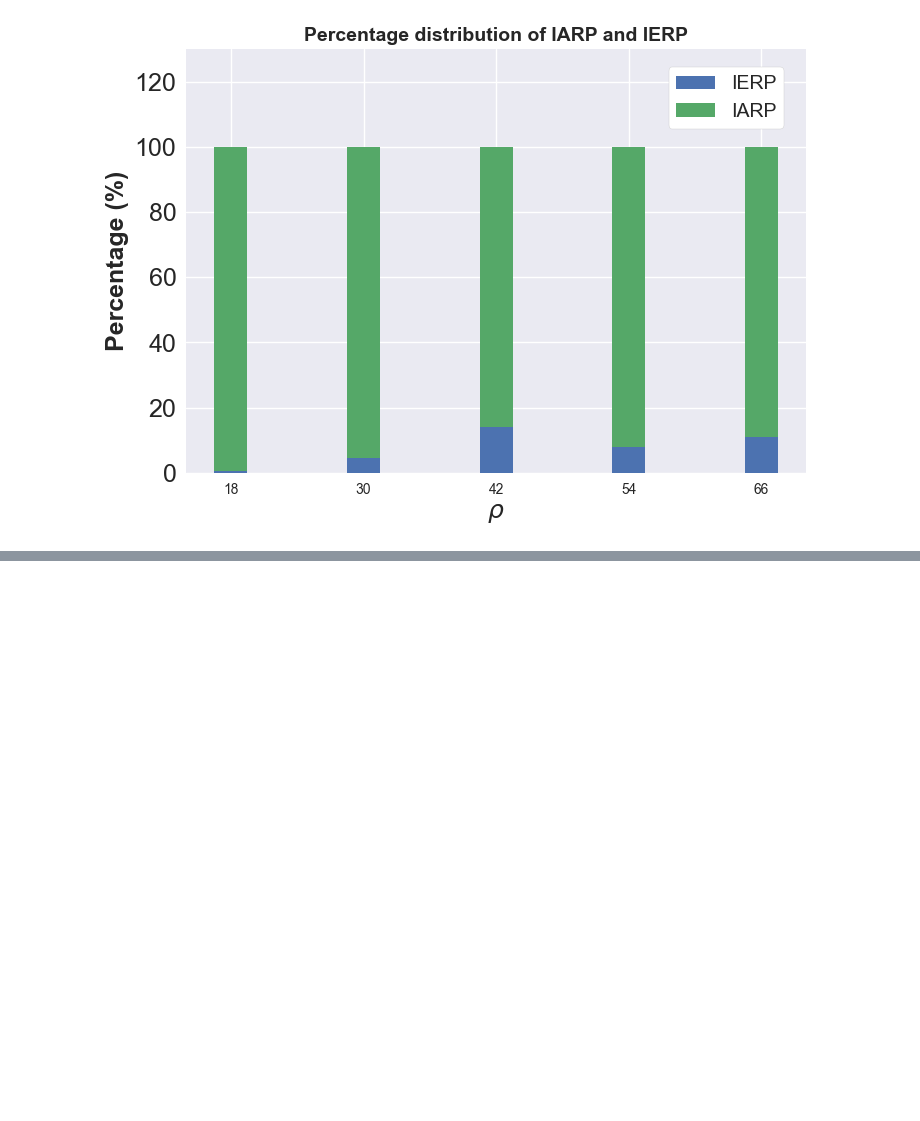
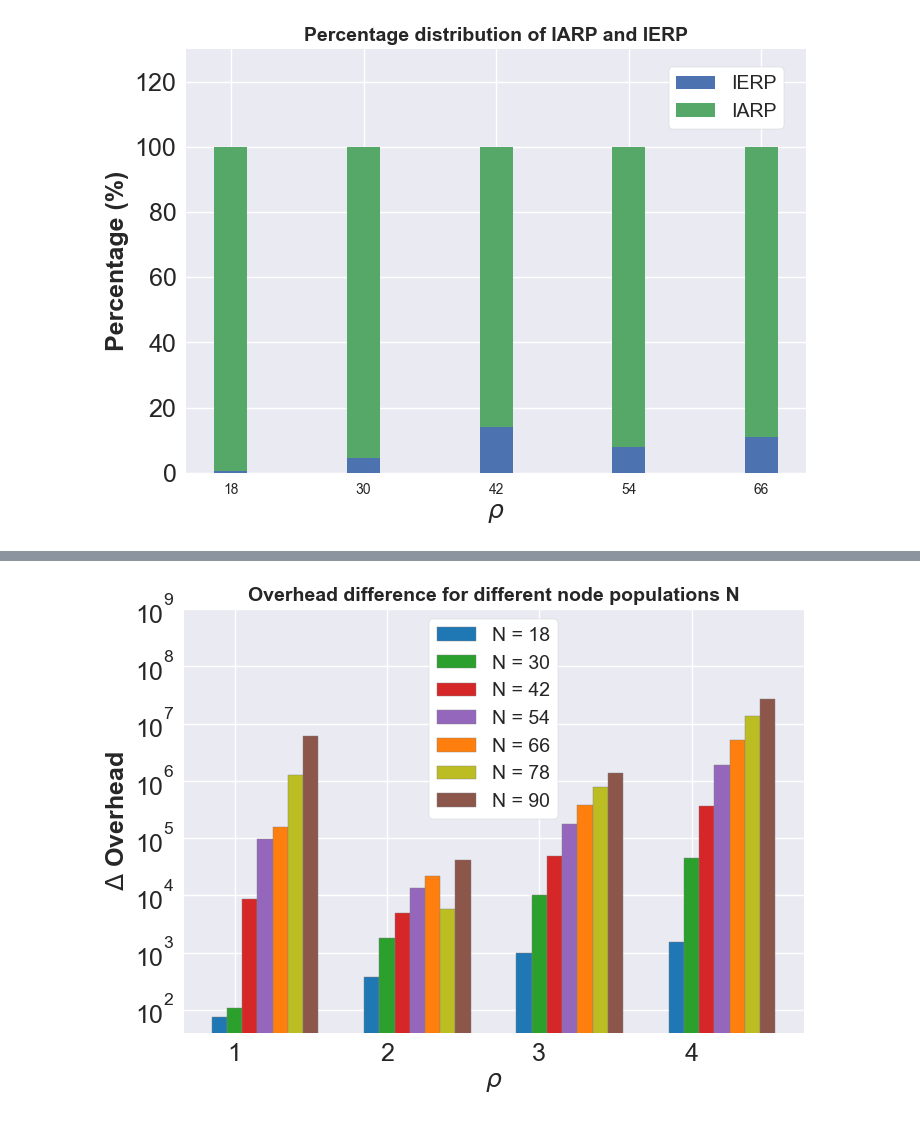
Before and after one commit to mathias-magnusson/Zone-routing-protocol, a Jupyter notebook: plot.ipynb, the cells around one changed output, grey strips where cells are left out. Cells and saved outputs as stored; diff of their text form; code cells hidden in the pictures; blank space fills up the shorter version.

Commit message:
Updated some plots with correct values

```diff
--- a/plot.ipynb
+++ b/plot.ipynb
@@ -474,46 +480,48 @@ legend = plt.legend(loc='upper right', frameon=True, framealpha=1, facecolor='wh
 # Time used to find routes IARP and IERP combined
 
 zone_radius = [1,2,3,4]
-N_18_combined = [92.4, 377.4, 979, 1541]
-N_30_combined = [410, 1948, 10469, 45214]
-N_42_combined = [9698, 6720, 49867, 367519]
-N_54_combined = [99536, 15770, 177378, 1926602]
-N_66_combined = [162013, 28046, 380991, 5255988]
-N_78_combined = [1274008, 77970, 785778, 13397992]
-N_90_combined = [6062700, 86823, 1374060, 27064504]
+N_18_combined = [75.6, 372.6, 979, 1541]
+N_30_combined = [110, 1768, 10350, 45190]
+N_42_combined = [8586, 4851, 49512, 367468]
+N_54_combined = [97520, 13354, 177242, 1926578]
+N_66_combined = [159174, 21818, 380481, 5255916]
+N_78_combined = [1270058, 5785, 783169, 13397892]
+N_90_combined = [6057385, 41556, 1373271, 27064468]
 
 # set width of bar
 barWidth = 0.10
 
 # Set position of bar on X axis
 br1 = np.arange(len(N_18_combined))
 br2 = [x + barWidth for x in br1]
 br3 = [x + barWidth for x in br2]
 br4 = [x + barWidth for x in br3]
 br5 = [x + barWidth for x in br4]
 br6 = [x + barWidth for x in br5]
 br7 = [x + barWidth for x in br6]
 
 plt.style.use('seaborn-v0_8')
 
 # Make the plot
 plt.bar(br1, N_18_combined, color='tab:blue', width = barWidth, edgecolor ='grey', label ='N = 18')
 plt.bar(br2, N_30_combined, color='tab:green', width = barWidth, edgecolor ='grey', label ='N = 30')
 plt.bar(br3, N_42_combined, color='tab:red', width = barWidth, edgecolor ='grey', label ='N = 42')
 plt.bar(br4, N_54_combined, color='tab:purple', width = barWidth, edgecolor ='grey', label ='N = 54')
 plt.bar(br5, N_66_combined, color='tab:orange', width = barWidth, edgecolor ='grey', label ='N = 66')
 plt.bar(br6, N_78_combined, color='tab:olive', width = barWidth, edgecolor ='grey', label ='N = 78')
 plt.bar(br7, N_90_combined, color='tab:brown', width = barWidth, edgecolor ='grey', label ='N = 90')
 
 plt.yscale('log')
 plt.ylim(top=1000000000)
 plt.xticks([r + barWidth for r in range(len(N_18_combined))], [1,2,3,4], fontsize=18)
 plt.yticks(fontsize=18)
 plt.xlabel('$\u03C1$', weight='bold', fontsize=18)
-plt.ylabel("Packets", weight='bold', fontsize=18)
-plt.title("Total overhead for different node populations N", weight='bold', fontsize=14)
+plt.ylabel("$\Delta$ Overhead", weight='bold', fontsize=18)
+plt.title("Overhead difference for different node populations N", weight='bold', fontsize=14)
 
 legend = plt.legend(loc='upper center', frameon=True, framealpha=1, facecolor='white', fontsize = 14)
+# %% [output]
+[figure, added]
 # %%
 # Time used to find routes IARP and IERP combined
 
```
Also changed, not shown: parts of 5 cells of this notebook.
